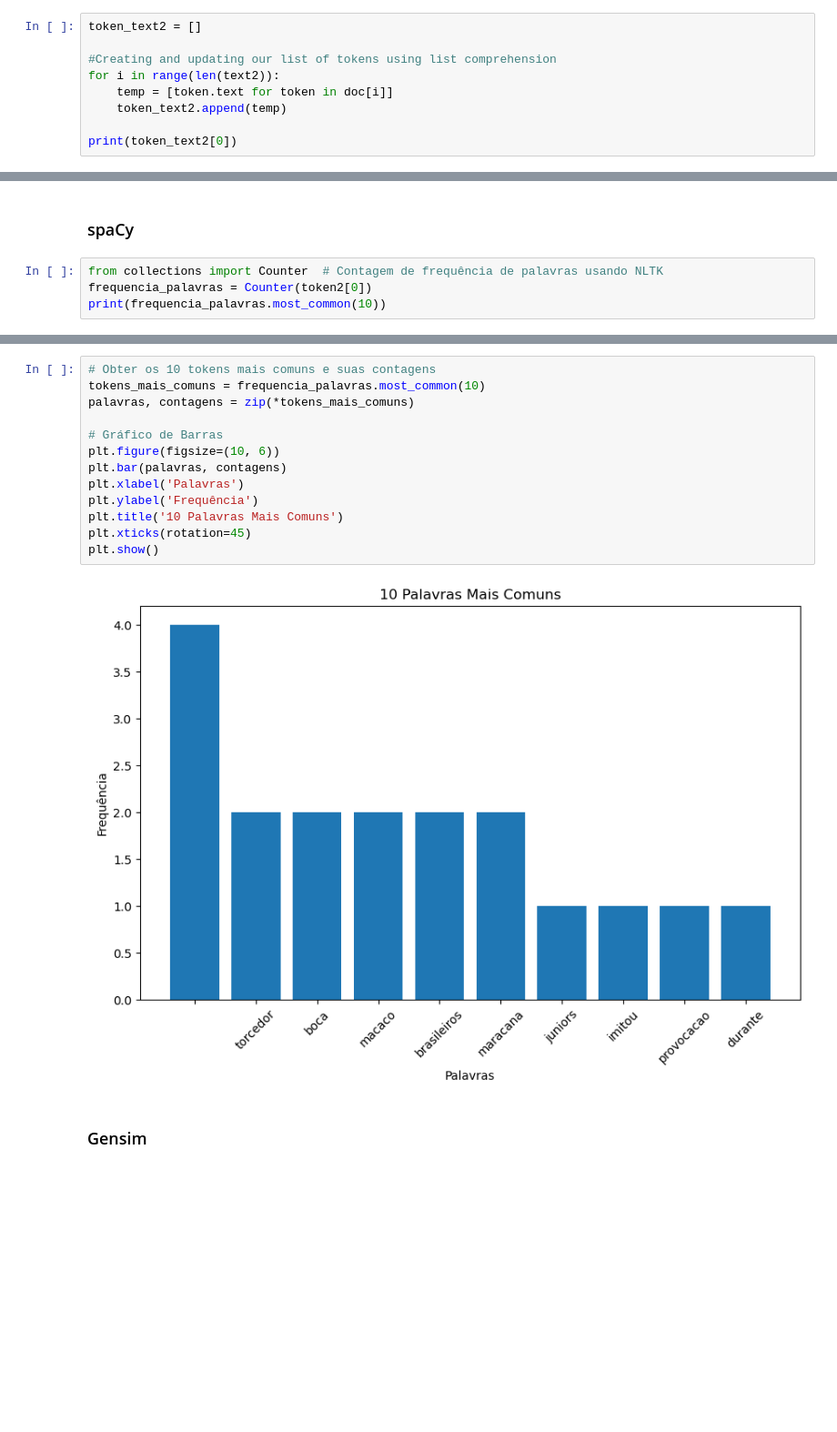
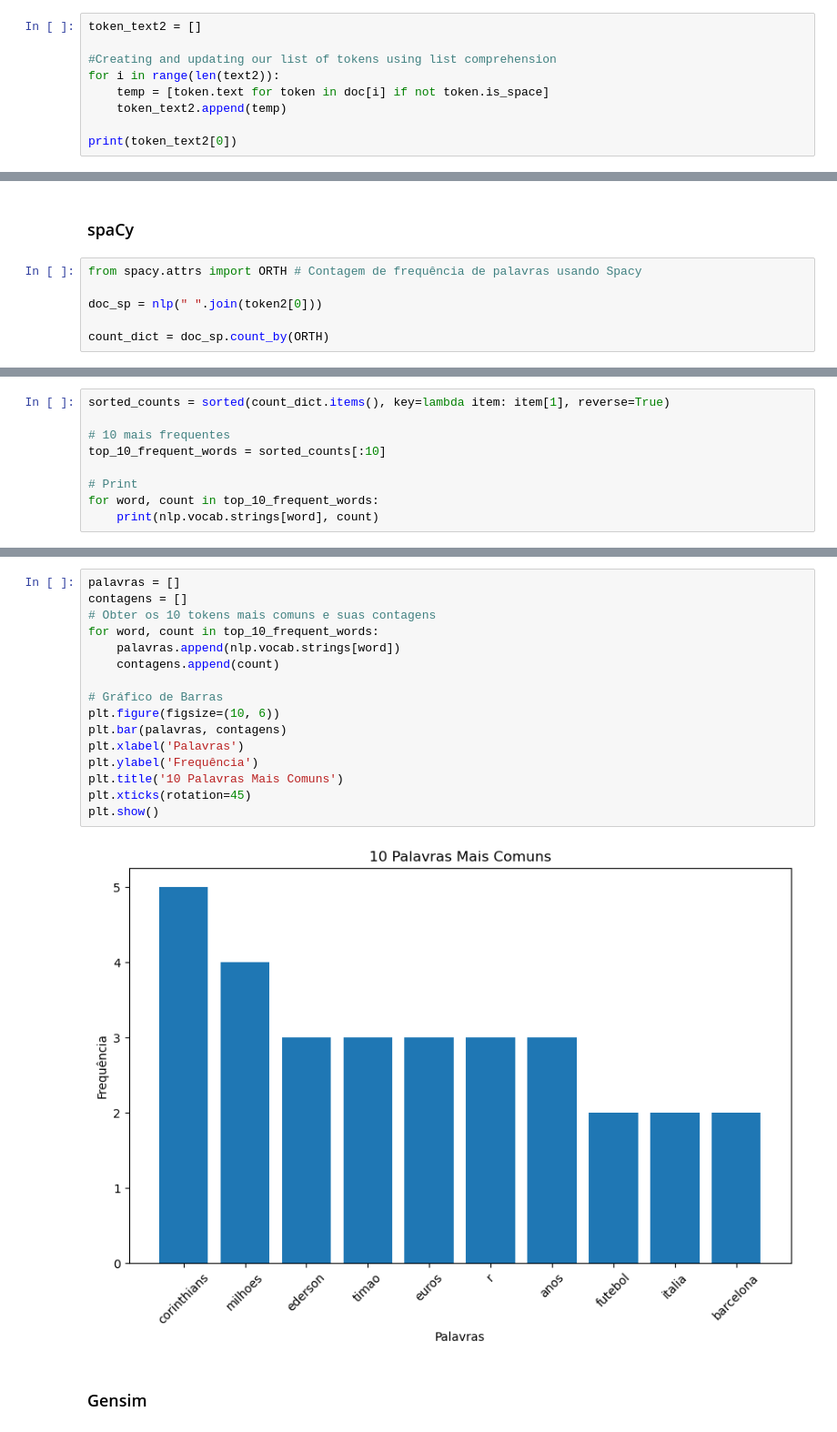
Before and after one commit to BiancaNCoelho/NLP, a Jupyter notebook: T01/Trabalho1.ipynb, the cells around one changed output, grey strips where cells are left out. Shown at 91% size. Drawn from its saved outputs; the diff is of its cells as text; blank space fills up the shorter version.

```diff
--- a/T01/Trabalho1.ipynb
+++ b/T01/Trabalho1.ipynb
@@ -224,7 +224,7 @@ token_text2 = []
 
 #Creating and updating our list of tokens using list comprehension
 for i in range(len(text2)):
-    temp = [token.text for token in doc[i]]
+    temp = [token.text for token in doc[i] if not token.is_space]
     token_text2.append(temp)
 
 print(token_text2[0])
@@ -335,6 +342,8 @@ plt.show()
 # %% [markdown]
 ### spaCy
 # %%
-from collections import Counter  # Contagem de frequência de palavras usando NLTK
-frequencia_palavras = Counter(token2[0])
-print(frequencia_palavras.most_common(10))
+from spacy.attrs import ORTH # Contagem de frequência de palavras usando Spacy
+
+doc_sp = nlp(" ".join(token2[0]))
+
+count_dict = doc_sp.count_by(ORTH)
@@ -342,0 +350,9 @@ print(frequencia_palavras.most_common(10))
+# %%
+sorted_counts = sorted(count_dict.items(), key=lambda item: item[1], reverse=True)
+
+# 10 mais frequentes
+top_10_frequent_words = sorted_counts[:10]
+
+# Print
+for word, count in top_10_frequent_words:
+    print(nlp.vocab.strings[word], count)
@@ -343,17 +370,20 @@ print(frequencia_palavras.most_common(10))
 # %%
+palavras = []
+contagens = []
 # Obter os 10 tokens mais comuns e suas contagens
-tokens_mais_comuns = frequencia_palavras.most_common(10)
-palavras, contagens = zip(*tokens_mais_comuns)
+for word, count in top_10_frequent_words:
+    palavras.append(nlp.vocab.strings[word])
+    contagens.append(count)
 
 # Gráfico de Barras
 plt.figure(figsize=(10, 6))
 plt.bar(palavras, contagens)
 plt.xlabel('Palavras')
 plt.ylabel('Frequência')
 plt.title('10 Palavras Mais Comuns')
 plt.xticks(rotation=45)
 plt.show()
 # %% [output]
-[figure, old version]
+[figure, new version]
 # %% [markdown]
 ### Gensim
```
Also changed, not shown: parts of 28 cells of this notebook.
